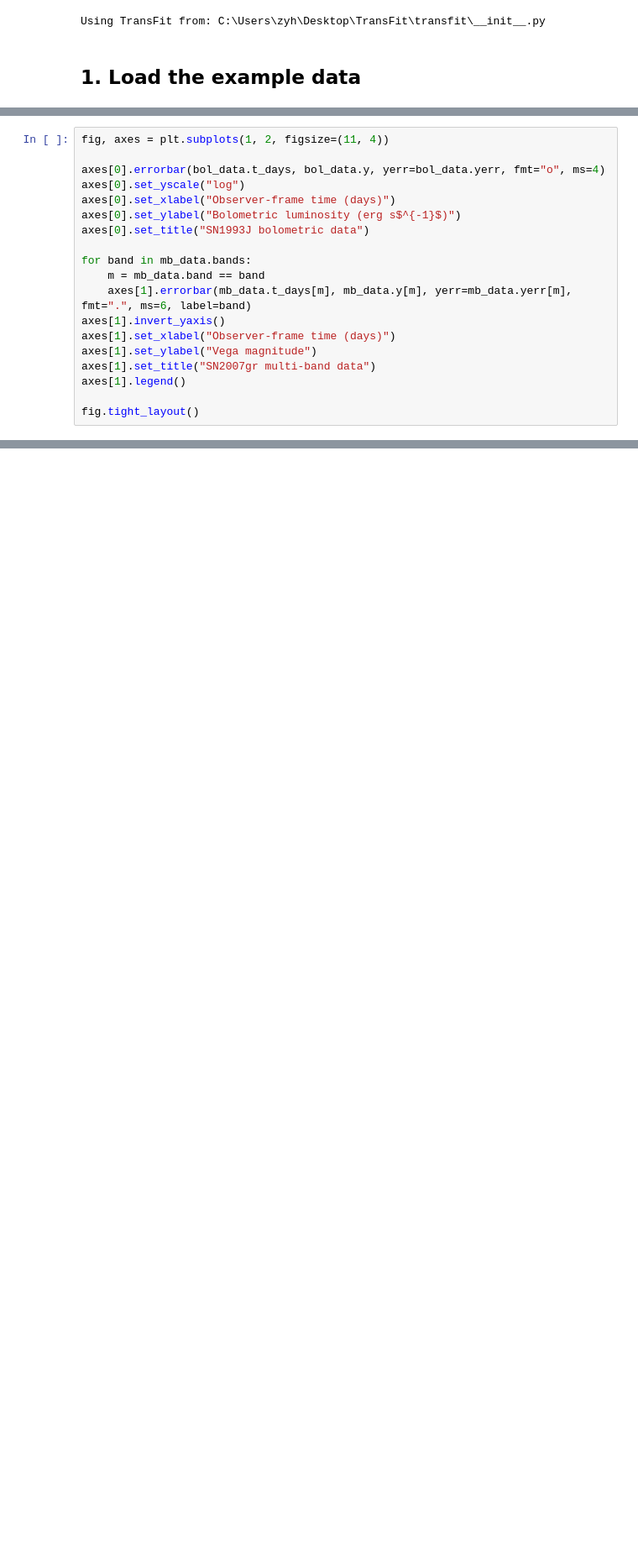
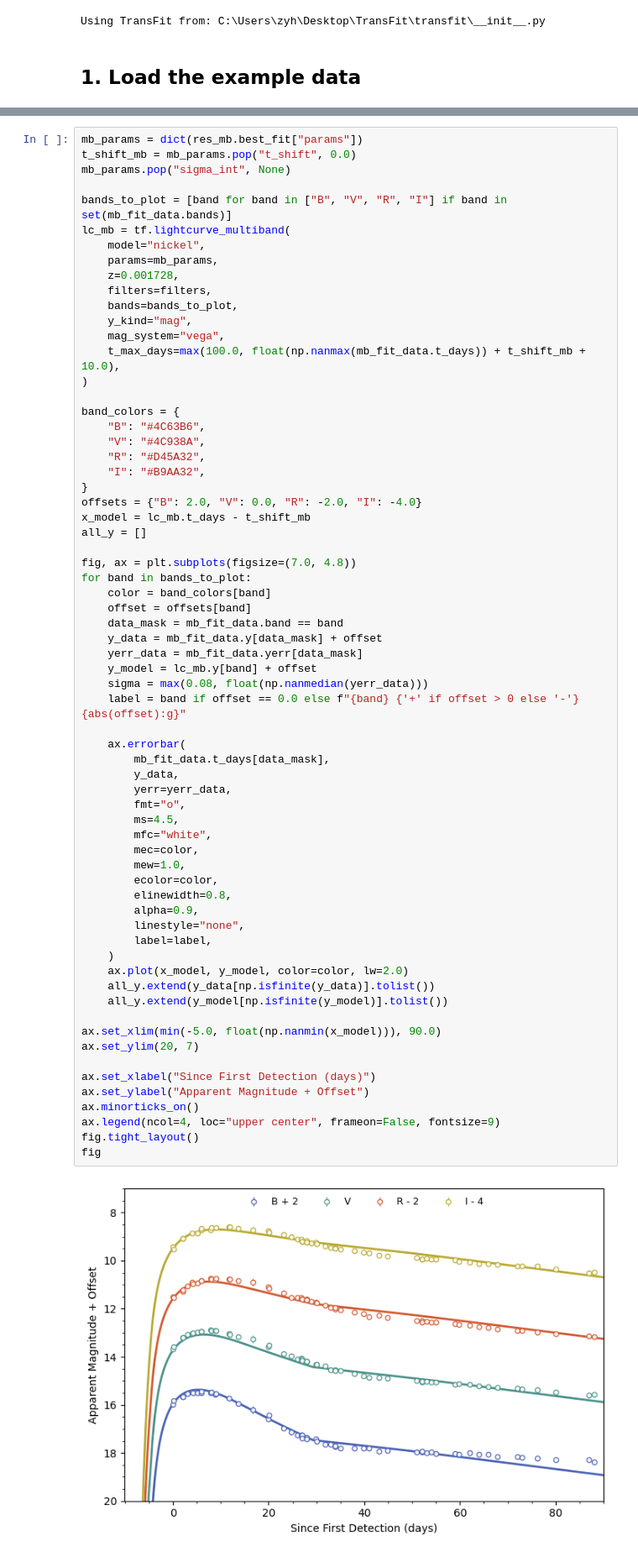
Before and after one commit to lijingyao123/TransFit, a Jupyter notebook: examples/tutorial.ipynb, the cells around one changed output, grey strips where cells are left out. Shown at 84% size. Drawn from its saved outputs; the diff is of its cells as text; blank space fills up the shorter version.

```diff
--- a/examples/tutorial.ipynb
+++ b/examples/tutorial.ipynb
@@ -90,19 +102,0 @@ SN2007gr multiband points: 307, bands: ['B', 'I', 'R', 'V']
-# %%
-fig, axes = plt.subplots(1, 2, figsize=(11, 4))
-
-axes[0].errorbar(bol_data.t_days, bol_data.y, yerr=bol_data.yerr, fmt="o", ms=4)
-axes[0].set_yscale("log")
-axes[0].set_xlabel("Observer-frame time (days)")
-axes[0].set_ylabel("Bolometric luminosity (erg s$^{-1}$)")
-axes[0].set_title("SN1993J bolometric data")
-
-for band in mb_data.bands:
-    m = mb_data.band == band
-    axes[1].errorbar(mb_data.t_days[m], mb_data.y[m], yerr=mb_data.yerr[m], fmt=".", ms=6, label=band)
-axes[1].invert_yaxis()
-axes[1].set_xlabel("Observer-frame time (days)")
-axes[1].set_ylabel("Vega magnitude")
-axes[1].set_title("SN2007gr multi-band data")
-axes[1].legend()
-
-fig.tight_layout()
@@ -418,0 +294,68 @@ Best multi-band sample index: 5698
+# %%
+mb_params = dict(res_mb.best_fit["params"])
+t_shift_mb = mb_params.pop("t_shift", 0.0)
+mb_params.pop("sigma_int", None)
+
+bands_to_plot = [band for band in ["B", "V", "R", "I"] if band in set(mb_fit_data.bands)]
+lc_mb = tf.lightcurve_multiband(
+    model="nickel",
+    params=mb_params,
+    z=0.001728,
+    filters=filters,
+    bands=bands_to_plot,
+    y_kind="mag",
+    mag_system="vega",
+    t_max_days=max(100.0, float(np.nanmax(mb_fit_data.t_days)) + t_shift_mb + 10.0),
+)
+
+band_colors = {
+    "B": "#4C63B6",
+    "V": "#4C938A",
+    "R": "#D45A32",
+    "I": "#B9AA32",
+}
+offsets = {"B": 2.0, "V": 0.0, "R": -2.0, "I": -4.0}
+x_model = lc_mb.t_days - t_shift_mb
+all_y = []
+
+fig, ax = plt.subplots(figsize=(7.0, 4.8))
+for band in bands_to_plot:
+    color = band_colors[band]
+    offset = offsets[band]
+    data_mask = mb_fit_data.band == band
+    y_data = mb_fit_data.y[data_mask] + offset
+    yerr_data = mb_fit_data.yerr[data_mask]
+    y_model = lc_mb.y[band] + offset
+    sigma = max(0.08, float(np.nanmedian(yerr_data)))
+    label = band if offset == 0.0 else f"{band} {'+' if offset > 0 else '-'} {abs(offset):g}"
+
+    ax.errorbar(
+        mb_fit_data.t_days[data_mask],
+        y_data,
+        yerr=yerr_data,
+        fmt="o",
+        ms=4.5,
+        mfc="white",
+        mec=color,
+        mew=1.0,
+        ecolor=color,
+        elinewidth=0.8,
+        alpha=0.9,
+        linestyle="none",
+        label=label,
+    )
+    ax.plot(x_model, y_model, color=color, lw=2.0)
+    all_y.extend(y_data[np.isfinite(y_data)].tolist())
+    all_y.extend(y_model[np.isfinite(y_model)].tolist())
+
+ax.set_xlim(min(-5.0, float(np.nanmin(x_model))), 90.0)
+ax.set_ylim(20, 7)
+
+ax.set_xlabel("Since First Detection (days)")
+ax.set_ylabel("Apparent Magnitude + Offset")
+ax.minorticks_on()
+ax.legend(ncol=4, loc="upper center", frameon=False, fontsize=9)
+fig.tight_layout()
+fig
+# %% [output]
+[figure, added]
```
Also changed, not shown: parts of 22 cells of this notebook, 7 other files.
